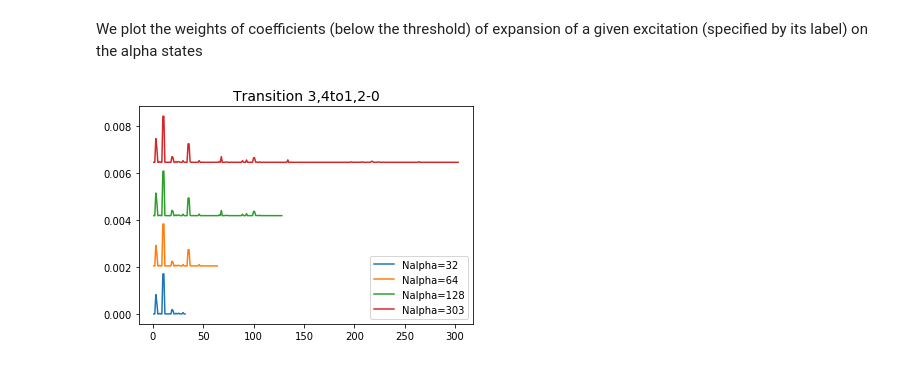
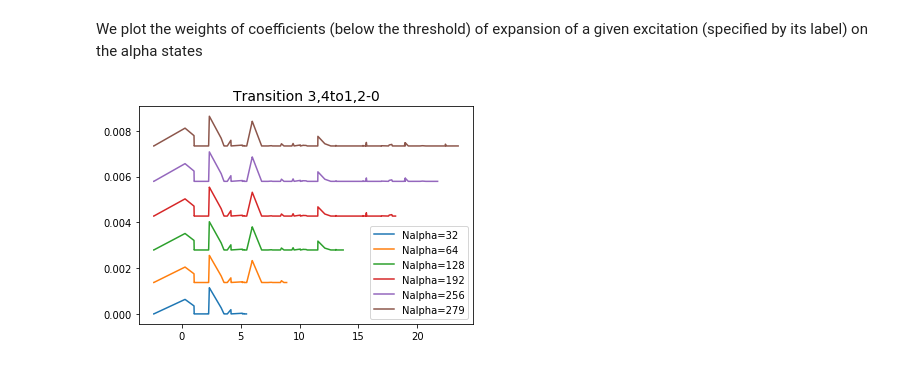
Before and after one commit to luigigenovese/KPM-nb, a Jupyter notebook: POLARIZABILITY/N2/Analysis_of_Excitonic_States.ipynb, the cells around one changed output. Saved outputs shown, nothing was run; the diff lists cells and outputs as text; code cells hidden in the pictures.

```diff
--- a/POLARIZABILITY/N2/Analysis_of_Excitonic_States.ipynb
+++ b/POLARIZABILITY/N2/Analysis_of_Excitonic_States.ipynb
@@ -176,23 +190,13 @@ COMMENTS:
 ### Analysis of the weights
 # %% [markdown]
 We plot the weights of coefficients (below the threshold) of expansion of a given excitation (specified by its label) on the alpha states
-# %%
-selexc = '3,4to1,2-0' #'5to2-0+5to1-0'
-offs = 0.0
-for na, e in excitations.iteritems():
-    #print e['transitions'].keys()
-    if selexc in e['transitions'].keys():
-        alpha = np.linspace(1,na,na)
-        #print alpha
-        wCut = R.weightCut(e['transitions'][selexc]['weightAlpha'])
-        #print e['transitions'][selexc]['weightP']
-        plt.plot(alpha,offs+wCut, label = 'Nalpha='+str(na))
-        offs+=1.2*max(wCut)
-plt.title('Transition '+selexc, fontsize = 14)
-plt.legend()
-plt.show()
-# %% [output]
-[figure, removed]
+# %%
+reload(R)
+%matplotlib inline
+selexc = '3,4to1,2-0' #'3,4to1,2-3+3,4to1,2-4'
+R.weightAlphaPlot(selexc,excitations,Data,numOrb,True)
+# %% [output]
+[figure, added]
 # %%
 selexc = '3,4to1,2-0' #'5to2-0+5to1-0'
 offs = 0.0
```
Also changed, not shown: parts of 14 cells of this notebook, 1 other file.
